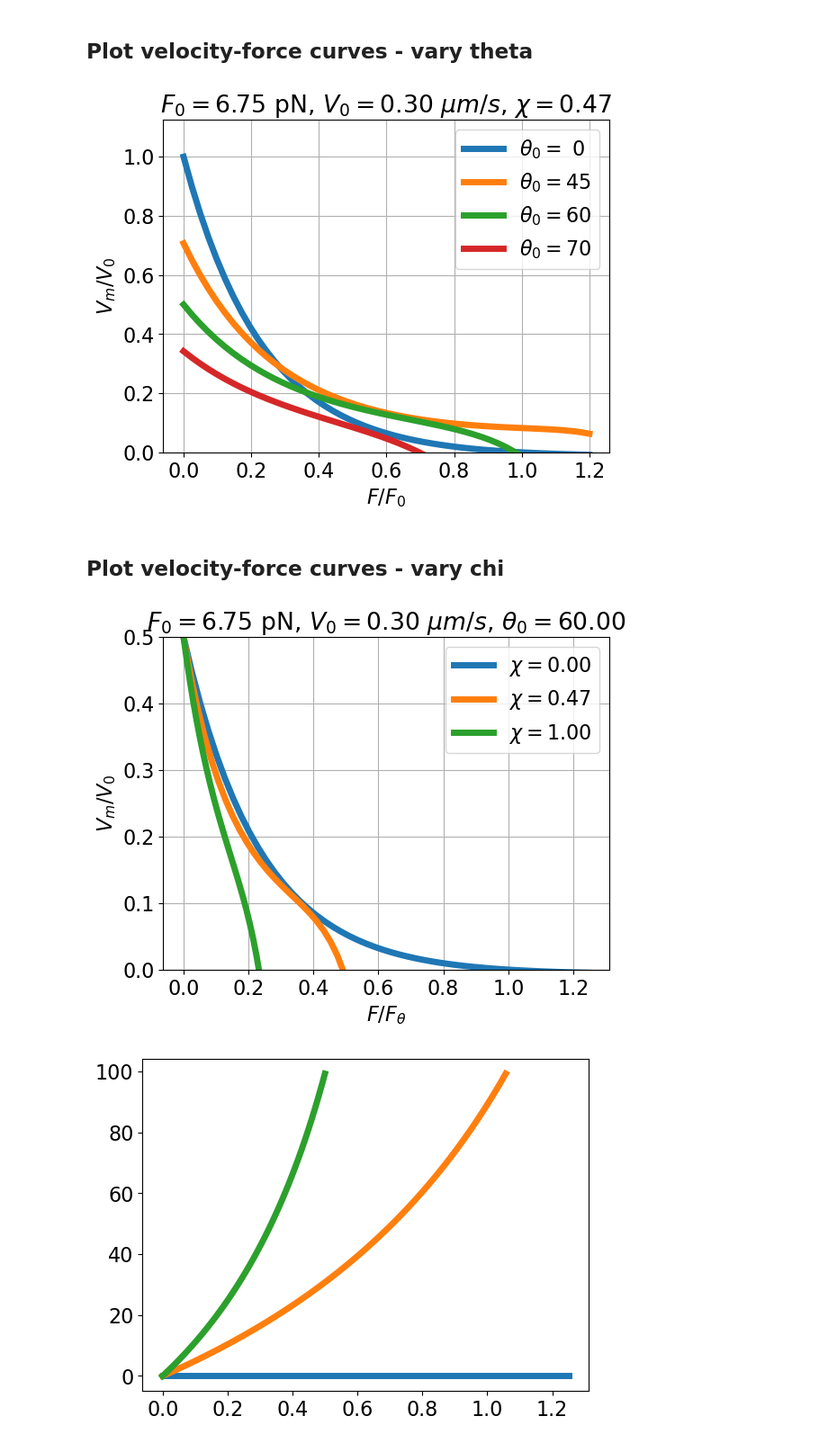
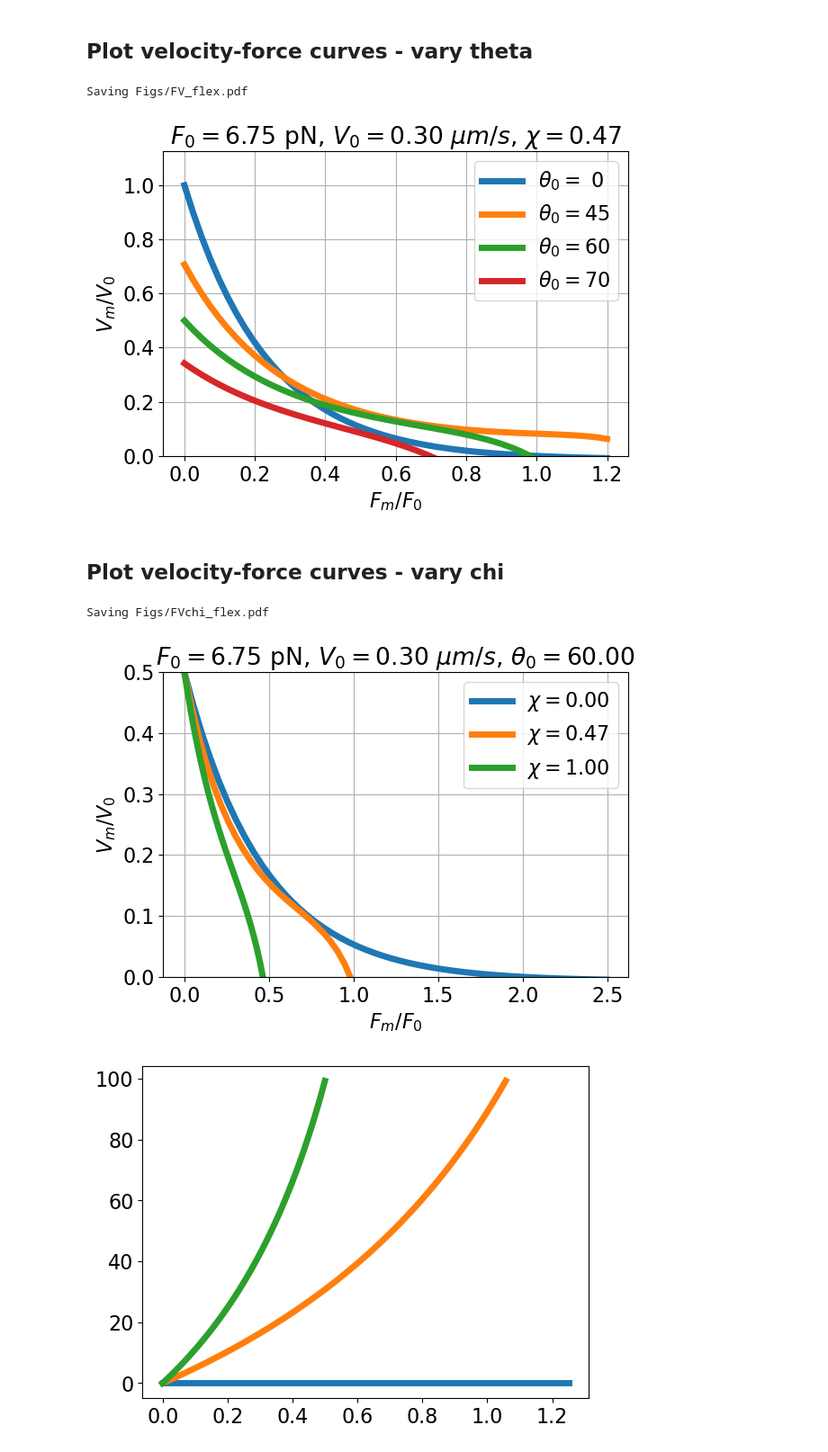
Before and after one commit to gawthrop/ActinRod24, a Jupyter notebook: ActinRod.ipynb, the cells around one changed output. Shown at 90% size. Saved outputs shown, nothing was run; the diff lists cells and outputs as text; code cells hidden in the pictures.

```diff
--- a/ActinRod.ipynb
+++ b/ActinRod.ipynb
@@ -31,12 +32,15 @@ import IPython.display as disp
 import scipy.constants as const
 pi = np.pi
 
+## Cubic splines
+##from scipy.interpolate import CubicSpline
+
 quiet = False
 
 ## Plotting
 
 # Set Plotting = True to generate PDFs in Figs/
-Plotting = False
+Plotting = True
 
 lw = 5 # linewidth
 fontsize = 16
@@ -843,43 +821,44 @@ for Theta0 in THETA0:
     costh0 = np.cos(Theta0)
     sinth0 = np.sin(Theta0)
     F_crit = 1/(chi*costh0)
 #     print(F_crit)
     if usingFs:
         FF = np.linspace(0,1/costh0)
     else:
         FF = np.linspace(0,1.2)
 
     VV,eps =  FVnormFlex(FF,gamma=gamma,theta0=Theta0,chi=chi,useTan=useTan)
 
     ## Sanity check
     err = eps - chi*FF*np.sin(Theta0+eps)
 
     if usingFs:
         plt.plot(FF*costh0,VV,lw=lw,label=label)
     else:
         plt.plot(FF,VV,lw=lw,label=label)
 
 
 if usingFs:
-    xlabel = '$F/F_s$'
+    xlabel = '$F_m/F_s$'
 else:
-    xlabel = '$F/F_0$'
+    xlabel = '$F_m/F_0$'
 plt.xlabel(xlabel)
 plt.title(f'$F_0 = {F0*1e12:0.2f}$ pN, $V_0 = {V0*1e6:0.2f}~\mu m/s$, $\\chi={chi:0.2f}$')
 plt.ylabel('$V_m/V_0$')
 plt.grid()
 plt.legend()
 plt.ylim(bottom=0)
 Savefig('FV_flex')
 # %% [output]
+Saving Figs/FV_flex.pdf
-[figure, old version]
+[figure, new version]
 # %% [markdown]
 ## Plot velocity-force curves - vary chi
 # %%
 ## Incidence angle theta - flexible filament
 ## Plot curve V - F
 
-usingFs=True
+usingFs=False
 
 Chi = np.array([0,chi,1])
 
@@ -924,9 +903,9 @@ for ch in Chi:
 
 #     plt.plot(FF,eps*180/pi,lw=lw,label=label)
 if usingFs:
-    xlabel = '$F/F_\\theta$'
+    xlabel = '$F_m/F_\\theta$'
 else:
-    xlabel = '$F/F_0$'
+    xlabel = '$F_m/F_0$'
 plt.xlabel(xlabel)
 plt.title(f'$F_0 = {F0*1e12:0.2f}$ pN, $V_0 = {V0*1e6:0.2f}~\mu m/s$, $\\theta_0={Theta0*180/pi:0.2f}$')
 plt.ylabel('$V_m/V_0$')
@@ -935,7 +914,8 @@ plt.legend()
 plt.ylim(bottom=0,top=max(VV))
 Savefig('FVchi_flex')
 # %% [output]
+Saving Figs/FVchi_flex.pdf
-[figure, old version]
+[figure, new version]
 # %%
 ## Plot eps.
 for ch in Eps.keys():
```
Also changed, not shown: parts of 56 cells of this notebook, 4 other files.
